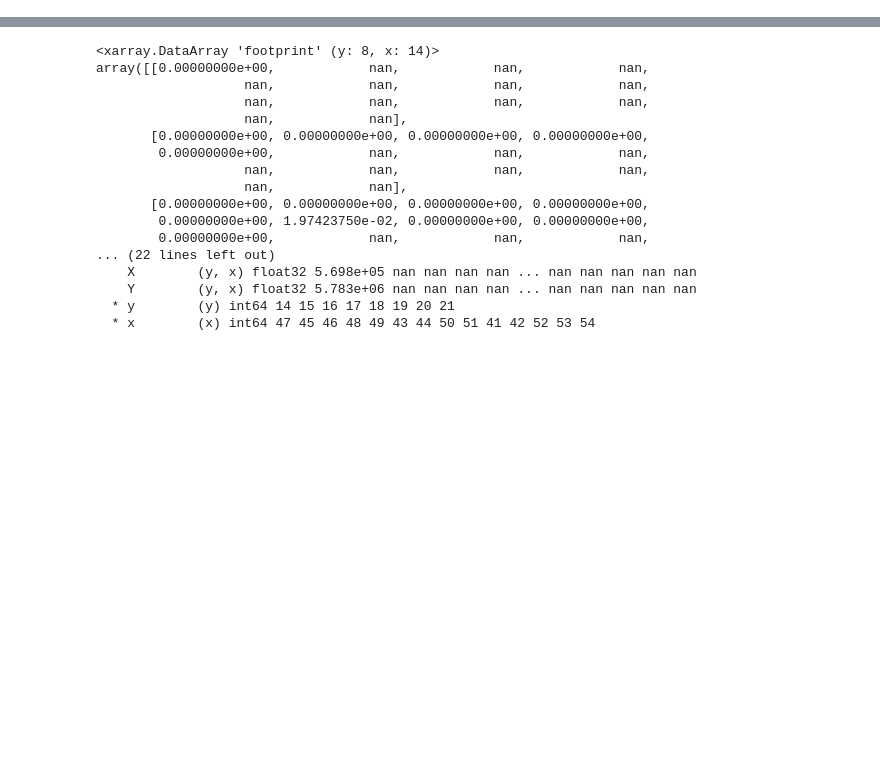
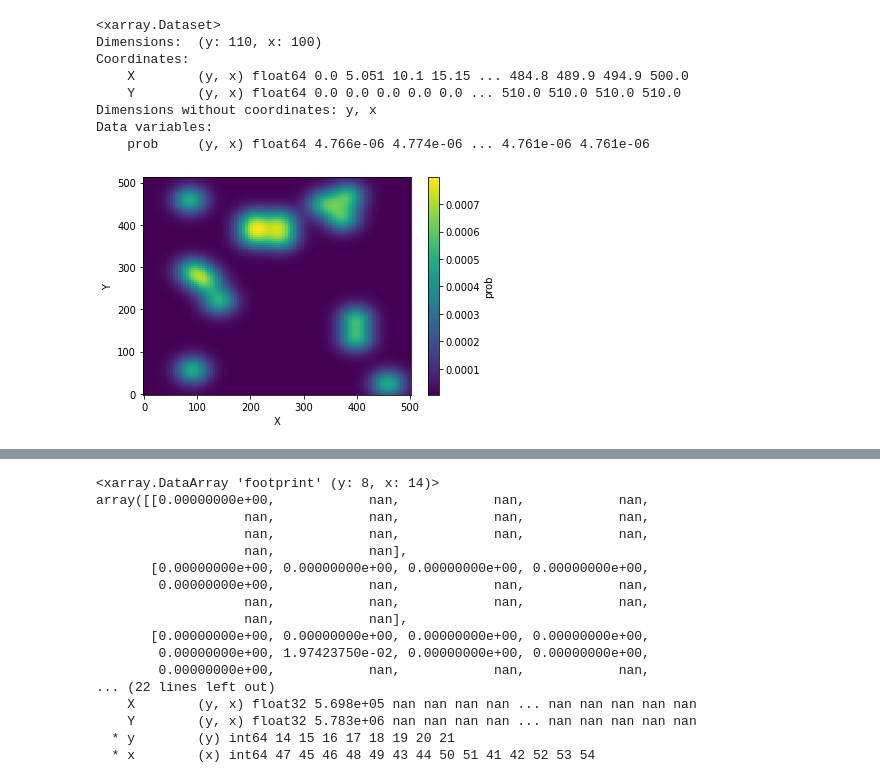
Before and after one commit to galendal/JGR17, a Jupyter notebook: all.ipynb, the cells around one changed output, grey strips where cells are left out. Saved outputs shown, nothing was run; the diff lists cells and outputs as text; code cells hidden in the pictures; blank space fills up the shorter version.

```diff
--- a/all.ipynb
+++ b/all.ipynb
@@ -8,6 +8,31 @@ import xarray as xr
 import matplotlib as plt
 import pandas as pd
 import time
+# %%
+def create_prior():
+    nwls=15
+    nx=100
+    ny=110
+    rng = np.random.default_rng(10)
+    xvals = rng.integers(5,high=nx-5,size=nwls)
+    yvals = rng.integers(5,high=ny-5,size=nwls)
+
+    pmap=np.ones((ny,nx))
+    x=np.linspace(0,1,nx)*500
+    y=np.linspace(0,1,ny)*510
+    X,Y=np.meshgrid(x,y)
+
+    out=xr.Dataset(data_vars=dict(prob=(['y','x'],pmap)),
+        coords=dict(
+            X=(['y','x'],X),
+            Y=(['y','x'],Y)
+        ))
+    for kk in np.arange(nwls):
+         tmp=100*np.exp((-0.001*((out.X-out.isel(x=xvals[kk],y=yvals[kk]).X)**2+(out.Y-out.isel(x=xvals[kk],y=yvals[kk]).Y)**2)))
+         out['prob']=out['prob']+tmp
+    out['prob']=out['prob']/out['prob'].sum()
+    out['prob']=0.99*out['prob']
+    return out
 # %%
 #loc_foot=foot.stack(z=("y","x"))
 #loc_risk=risk.stack(z=("y","x"))
@@ -32,3 +57,17 @@ def interp_to_footprint(risk,foot,indx=0):
 
 
     return out
+# %%
+syntetic=create_prior()
+syntetic.prob.plot(x='X',y='Y')
+syntetic
+# %% [output]
+<xarray.Dataset>
+Dimensions:  (y: 110, x: 100)
+Coordinates:
+    X        (y, x) float64 0.0 5.051 10.1 15.15 ... 484.8 489.9 494.9 500.0
+    Y        (y, x) float64 0.0 0.0 0.0 0.0 0.0 ... 510.0 510.0 510.0 510.0
+Dimensions without coordinates: y, x
+Data variables:
+    prob     (y, x) float64 4.766e-06 4.774e-06 ... 4.761e-06 4.761e-06
+[figure, added]
```
Also changed, not shown: parts of 17 cells of this notebook.
